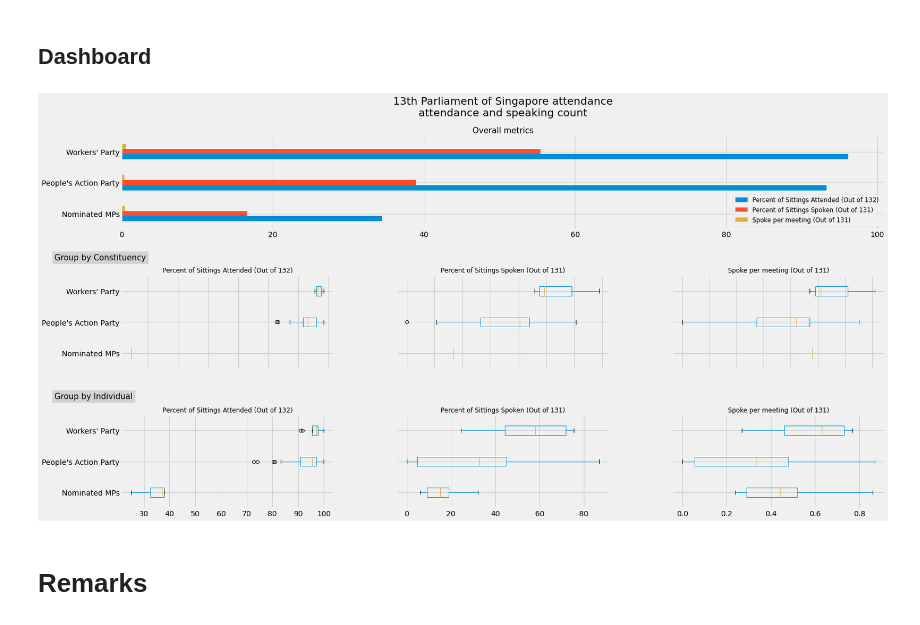
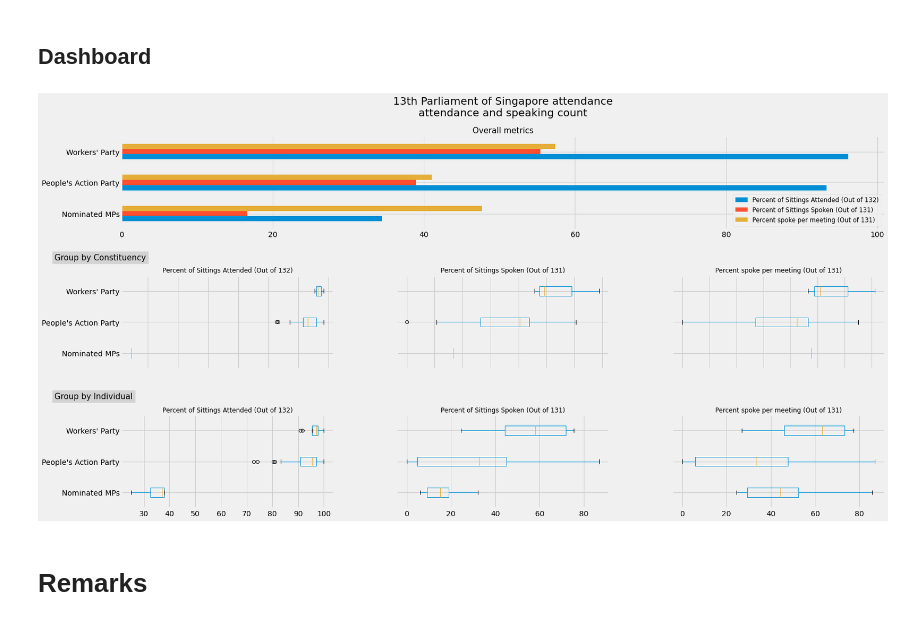
Before and after one commit to lingjie00/exploring_Sg_MP_attendance_and_speaking_count, a Jupyter notebook: A more detailed exploration of MPs' attendance and speaking count.ipynb, the cells around one changed output. Cells and saved outputs as stored; diff of their text form; code cells hidden in the pictures.

```diff
--- a/A more detailed exploration of MPs' attendance and speaking count.ipynb
+++ b/A more detailed exploration of MPs' attendance and speaking count.ipynb
@@ -514,8 +514,8 @@ attendance_speaking = pd.merge(
     speaking[['Name', 'Number of Sittings Spoken (Out of 131)']],
     on='Name')
 # %%
-attendance_speaking['Spoke per meeting (Out of 131)'] = (attendance_speaking['Number of Sittings Spoken (Out of 131)']) /\
-                                        (attendance_speaking['Number of Sittings Attended (Out of 132)']-1)\
+attendance_speaking['Percent spoke per meeting (Out of 131)'] = ((attendance_speaking['Number of Sittings Spoken (Out of 131)']) /\
+                                        (attendance_speaking['Number of Sittings Attended (Out of 132)']-1)*100)\
                                         .round(2)
 # %%
 attendance_speaking = attendance_speaking.drop([
@@ -655,7 +655,7 @@ party_performance = pd.merge(
         (speaking.groupby('Party')[['Percent of Sittings Spoken (Out of 131)'
                                     ]].mean()).round(2).reset_index(),
         (attendance_speaking.groupby('Party')[[
-            'Spoke per meeting (Out of 131)'
+            'Percent spoke per meeting (Out of 131)'
         ]].mean()).round(2).reset_index()))
 party_performance = party_performance.set_index('Party')
 # %%
@@ -673,8 +673,8 @@ constituency_performance = pd.merge((attendance.groupby(['Constituency','Party']
                     .sort_values('Percent of Sittings Attended (Out of 132)',ascending=False).round(2).reset_index(),
                     pd.merge((speaking.groupby(['Constituency','Party'])[['Percent of Sittings Spoken (Out of 131)']].mean())\
                     .sort_values('Percent of Sittings Spoken (Out of 131)',ascending=False).round(2).reset_index(),
-                            (attendance_speaking.groupby(['Constituency','Party'])[['Spoke per meeting (Out of 131)']].mean())\
-                    .sort_values('Spoke per meeting (Out of 131)',ascending=False).round(2).reset_index(),
+                            (attendance_speaking.groupby(['Constituency','Party'])[['Percent spoke per meeting (Out of 131)']].mean())\
+                    .sort_values('Percent spoke per meeting (Out of 131)',ascending=False).round(2).reset_index(),
                             on=['Constituency','Party'], how='outer'),on=['Constituency','Party'], how='outer')
 constituency_performance = constituency_performance.fillna(0, axis=1).set_index(['Party','Constituency'])
 # %%
@@ -707,8 +707,8 @@ individual_performance = pd.merge((attendance.drop('Number of Sittings Attended
         pd.merge(speaking.drop('Number of Sittings Spoken (Out of 131)',axis=1).\
     sort_values('Percent of Sittings Spoken (Out of 131)',ascending=False).\
          set_index(['Party', 'Constituency','Name']),
-                (attendance_speaking[['Party', 'Constituency','Name','Spoke per meeting (Out of 131)']].\
-    sort_values('Spoke per meeting (Out of 131)',ascending=False).\
+                (attendance_speaking[['Party', 'Constituency','Name','Percent spoke per meeting (Out of 131)']].\
+    sort_values('Percent spoke per meeting (Out of 131)',ascending=False).\
          set_index(['Party', 'Constituency','Name'])).round(2),
                 on=['Party','Constituency','Name'], how='outer'), on=['Party','Constituency','Name'], how='outer')
 individual_performance = individual_performance.fillna(0, axis=1)
@@ -741,38 +741,38 @@ gs = fig.add_gridspec(3,3, hspace=0.5, wspace=0.3)
 ax1 = fig.add_subplot(gs[0,0:])
 ax2 = fig.add_subplot(gs[1,0])
 ax3 = fig.add_subplot(gs[1,1])
 ax4 = fig.add_subplot(gs[1,2])
 ax5 = fig.add_subplot(gs[2,0])
 ax6 = fig.add_subplot(gs[2,1])
 ax7 = fig.add_subplot(gs[2,2])
 
 party_performance.plot(kind='barh', ax=ax1);
 pd.plotting.boxplot(constituency_performance.drop(['Percent of Sittings Spoken (Out of 131)',
-       'Spoke per meeting (Out of 131)'], axis=1), vert=False, by='Party', ax=ax2);
+       'Percent spoke per meeting (Out of 131)'], axis=1), vert=False, by='Party', ax=ax2);
 pd.plotting.boxplot(constituency_performance.drop(['Percent of Sittings Attended (Out of 132)',
-       'Spoke per meeting (Out of 131)'], axis=1), vert=False, by='Party', ax=ax3);
+       'Percent spoke per meeting (Out of 131)'], axis=1), vert=False, by='Party', ax=ax3);
 pd.plotting.boxplot(constituency_performance.drop(['Percent of Sittings Attended (Out of 132)',
        'Percent of Sittings Spoken (Out of 131)'], axis=1), vert=False, by='Party', ax=ax4);
 pd.plotting.boxplot(individual_performance.drop(['Percent of Sittings Spoken (Out of 131)',
-       'Spoke per meeting (Out of 131)'], axis=1), vert=False, by='Party', ax=ax5);
+       'Percent spoke per meeting (Out of 131)'], axis=1), vert=False, by='Party', ax=ax5);
 pd.plotting.boxplot(individual_performance.drop(['Percent of Sittings Attended (Out of 132)',
-       'Spoke per meeting (Out of 131)'], axis=1), vert=False, by='Party', ax=ax6);
+       'Percent spoke per meeting (Out of 131)'], axis=1), vert=False, by='Party', ax=ax6);
 pd.plotting.boxplot(individual_performance.drop(['Percent of Sittings Attended (Out of 132)',
        'Percent of Sittings Spoken (Out of 131)'], axis=1), vert=False, by='Party', ax=ax7);
 
 for ax in [ax2, ax3, ax4, ax5, ax6, ax7]:
     ax.set_xlabel(None)
     ax.label_outer()
     ax.set_title(label=ax.title._text,fontsize=12)
 
 fig.suptitle('13th Parliament of Singapore attendance\nattendance and speaking count', fontsize=20)
 ax1.set_title('Overall metrics', fontsize=15), ax1.set_ylabel(None), ax1.legend(fontsize='small')
 fig.text(0.03, 0.65, 'Group by Constituency', fontsize=15, backgroundcolor='lightgrey')
 fig.text(0.03, 0.37, 'Group by Individual', fontsize=15, backgroundcolor='lightgrey');
 
 fig.savefig('output/dashboard.png')
 # %% [output]
-[figure, old version]
+[figure, new version]
 # %% [markdown]
 # Remarks
 # %% [markdown]
```
Also changed, not shown: parts of 12 cells of this notebook, 1 other file.
